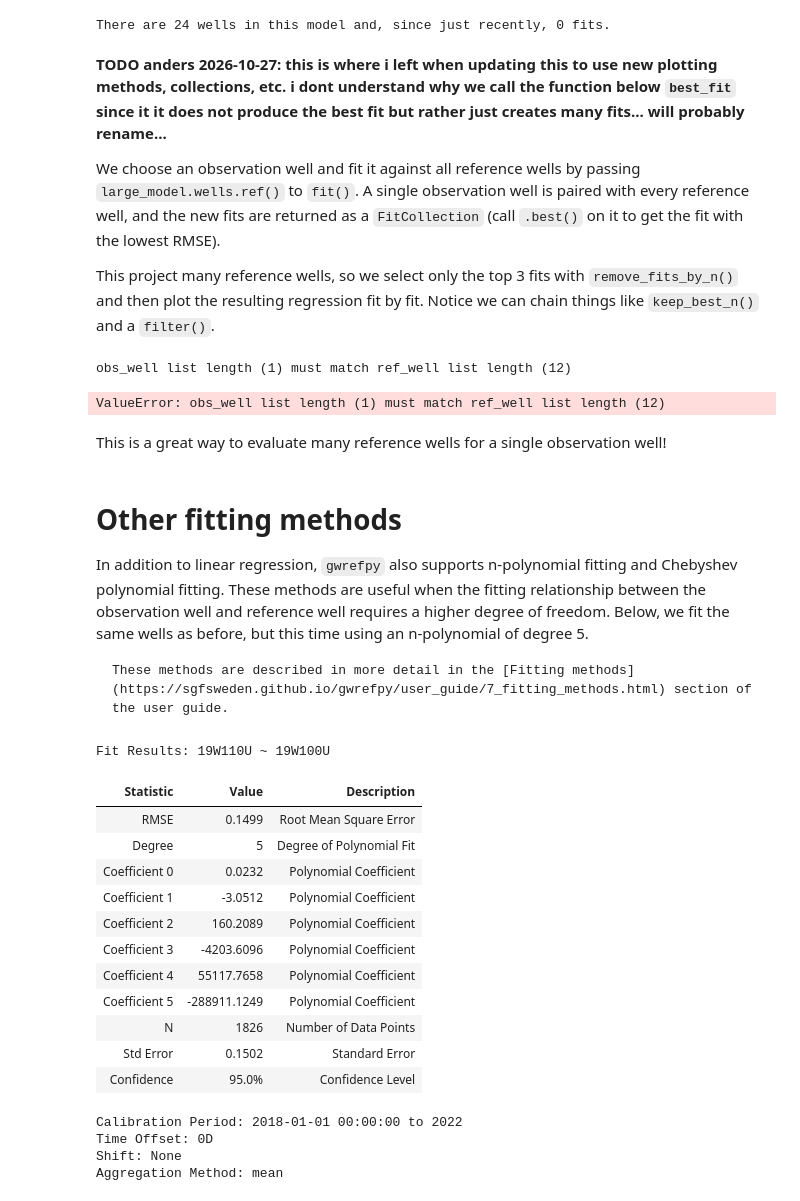
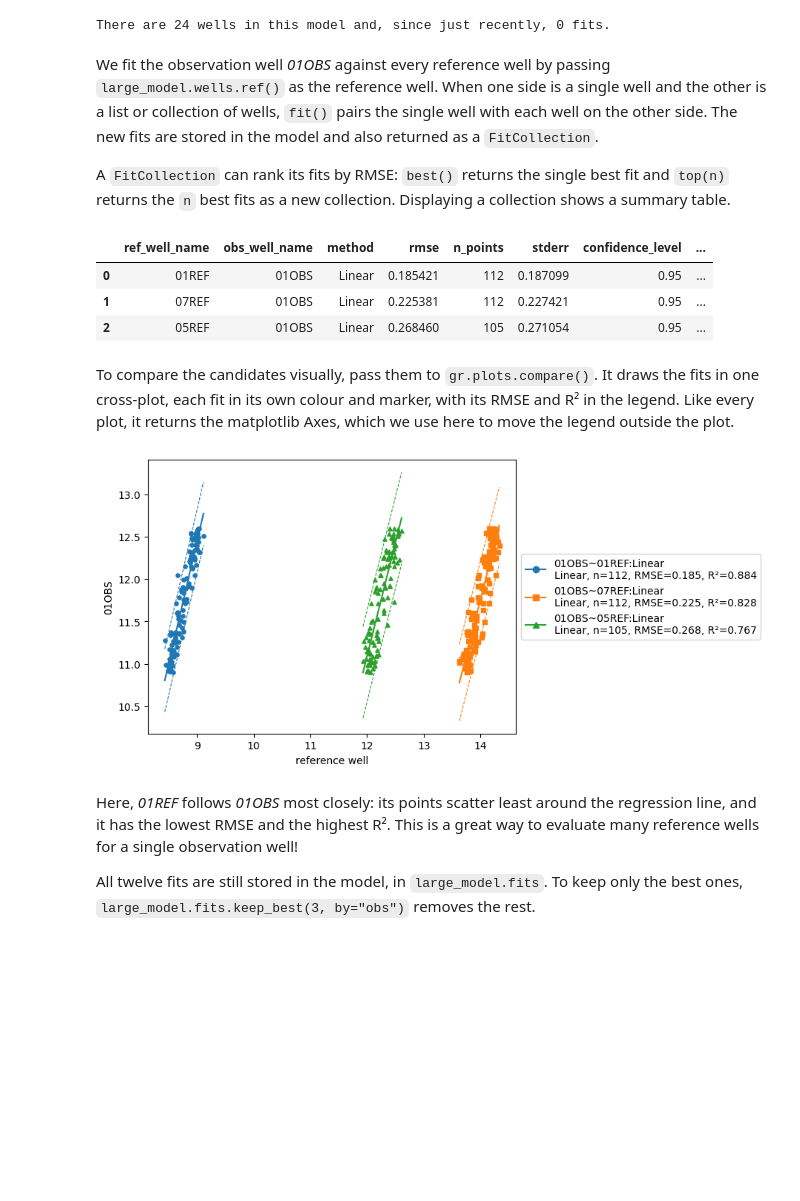
Before and after one commit to sgfsweden/gwrefpy, a Jupyter notebook: docs/user_guide/2_fitting_wells.ipynb, the cells around one changed output. Saved outputs shown, nothing was run; the diff lists cells and outputs as text; code cells hidden in the pictures; blank space fills up the shorter version.

````diff
--- a/docs/user_guide/2_fitting_wells.ipynb
+++ b/docs/user_guide/2_fitting_wells.ipynb
@@ -136,56 +148,27 @@ print(
 # %% [output]
 There are 24 wells in this model and, since just recently, 0 fits.
 # %% [markdown]
-**TODO anders 2026-10-27: this is where i left when updating this to use new plotting methods, collections, etc. i dont understand why we call the function below `best_fit` since it it does not produce the best fit but rather just creates many fits... will probably rename...**
+We fit the observation well _01OBS_ against every reference well by passing `large_model.wells.ref()` as the reference well. When one side is a single well and the other is a list or collection of wells, `fit()` pairs the single well with each well on the other side. The new fits are stored in the model and also returned as a `FitCollection`.
 
-We choose an observation well and fit it against all reference wells by passing `large_model.wells.ref()` to `fit()`. A single observation well is paired with every reference well, and the new fits are returned as a `FitCollection` (call `.best()` on it to get the fit with the lowest RMSE).
-
-This project many reference wells, so we select only the top 3 fits with `remove_fits_by_n()` and then plot the resulting regression fit by fit. Notice we can chain things like `keep_best_n()` and a `filter()`.
+A `FitCollection` can rank its fits by RMSE: `best()` returns the single best fit and `top(n)` returns the `n` best fits as a new collection. Displaying a collection shows a summary table.
 # %%
-large_model.fit("01OBS", large_model.wells.ref(), offset="0D", report=False)
-top_three_fits = large_model.fits.keep_best(3, by=None).filter(obs="01OBS")
+fits = large_model.fit("01OBS", large_model.wells.ref(), offset="0D", report=False)
 
-fig, axs = plt.subplots(ncols=3, sharey=True, figsize=(10,4))
-for ax, fit in zip(axs, top_three_fits):
-    _ = large_model.plot_fitmethod(fit, ax=ax)
-    legend = ax.get_legend()
-    legend.set_bbox_to_anchor((0.5, -0.5))
-    legend.set_loc("upper center")
+top_three = fits.top(3)
+top_three
 # %% [output]
-obs_well list length (1) must match ref_well list length (12)
-ValueError: obs_well list length (1) must match ref_well list length (12)
+|  | ref_well_name | obs_well_name | method | rmse | n_points | stderr | confidence_level | ... |
+| 0 | 01REF | 01OBS | Linear | 0.185421 | 112 | 0.187099 | 0.95 | ... |
+| 1 | 07REF | 01OBS | Linear | 0.225381 | 112 | 0.227421 | 0.95 | ... |
+| 2 | 05REF | 01OBS | Linear | 0.268460 | 105 | 0.271054 | 0.95 | ... |
+# %% [markdown]
+To compare the candidates visually, pass them to `gr.plots.compare()`. It draws the fits in one cross-plot, each fit in its own colour and marker, with its RMSE and R² in the legend. Like every plot, it returns the matplotlib Axes, which we use here to move the legend outside the plot.
+# %%
+ax = gr.plots.compare(top_three)
+ax.legend(loc="center left", bbox_to_anchor=(1, 0.5));
+# %% [output]
+[figure, added]
 # %% [markdown]
-This is a great way to evaluate many reference wells for a single observation well!
+Here, _01REF_ follows _01OBS_ most closely: its points scatter least around the regression line, and it has the lowest RMSE and the highest R². This is a great way to evaluate many reference wells for a single observation well!
+
+All twelve fits are still stored in the model, in `large_model.fits`. To keep only the best ones, `large_model.fits.keep_best(3, by="obs")` removes the rest.
-# %% [markdown]
-# Other fitting methods
-In addition to linear regression, `gwrefpy` also supports n-polynomial fitting and Chebyshev polynomial fitting. These methods are useful when the fitting relationship between the observation well and reference well requires a higher degree of freedom. Below, we fit the same wells as before, but this time using an n-polynomial of degree 5.
-
-```{tip}
-These methods are described in more detail in the [Fitting methods](https://sgfsweden.github.io/gwrefpy/user_guide/7_fitting_methods.html) section of the user guide.
-```
-# %%
-model.fit(
-    obs_well="19W110U",
-    ref_well="19W100U",
-    offset="0D",
-    tmax="2022",
-    method=gr.NPoly(degree=5),
-)
-# %% [output]
-Fit Results: 19W110U ~ 19W100U
-| Statistic | Value | Description |
-| RMSE | 0.1499 | Root Mean Square Error |
-| Degree | 5 | Degree of Polynomial Fit |
-| Coefficient 0 | 0.0232 | Polynomial Coefficient |
-| Coefficient 1 | -3.0512 | Polynomial Coefficient |
-| Coefficient 2 | 160.2089 | Polynomial Coefficient |
-| Coefficient 3 | -4203.6096 | Polynomial Coefficient |
-| Coefficient 4 | 55117.7658 | Polynomial Coefficient |
-| Coefficient 5 | -288911.1249 | Polynomial Coefficient |
-| N | 1826 | Number of Data Points |
-| Std Error | 0.1502 | Standard Error |
-| Confidence | 95.0% | Confidence Level |
-Calibration Period: 2018-01-01 00:00:00 to 2022
-Time Offset: 0D
-Shift: None
-Aggregation Method: mean
````
Also changed, not shown: parts of 18 cells of this notebook, 3 other files.
